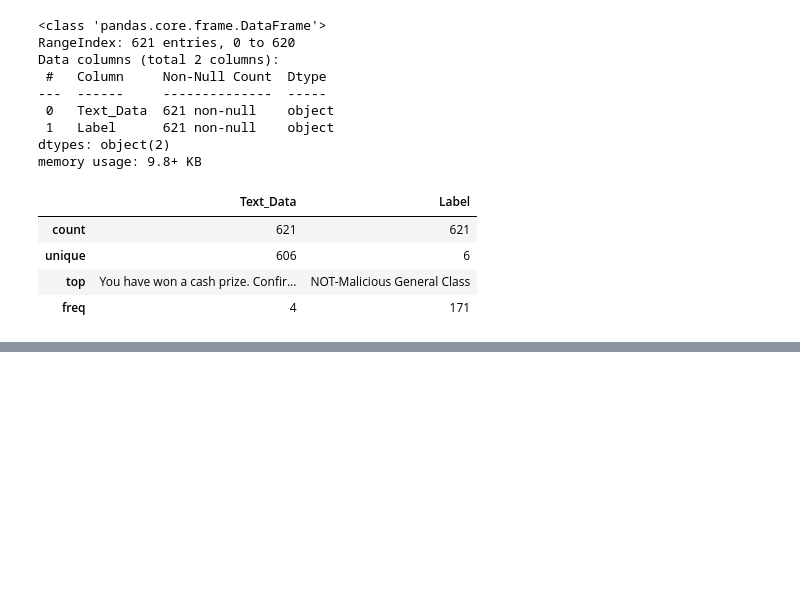
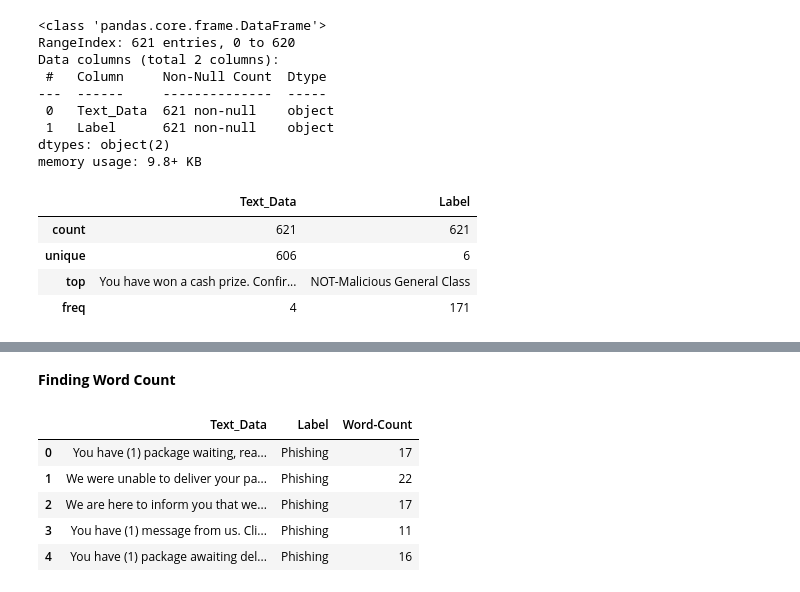
Before and after one commit to ZahirulNiloyCodes/CyberDataset_NLP, a Jupyter notebook: Cyber_Dataset_nlp.ipynb, the cells around one changed output, grey strips where cells are left out. Drawn from its saved outputs; the diff is of its cells as text; code cells hidden in the pictures; blank space fills up the shorter version.

```diff
--- a/Cyber_Dataset_nlp.ipynb
+++ b/Cyber_Dataset_nlp.ipynb
@@ -84,0 +94,24 @@ sns.countplot(data=df,x='Label',width=0.4,color='Salmon')
+# %% [markdown]
+**Finding Word Count**
+# %%
+def get_word_count(text):
+  string=str(text)
+  words=string.split()
+  return len(words)
+words_list=[]
+for string in df.iloc[:,0]:
+  count=get_word_count(string)
+  words_list.append(count)
+df=pd.DataFrame({
+    'Text_Data':text_list,
+    'Label':class_list,
+    'Word-Count':words_list
+})
+df.head(5)
+# %% [output]
+|  | Text_Data | Label | Word-Count |
+| 0 | You have (1) package waiting, rea... | Phishing | 17 |
+| 1 | We were unable to deliver your pa... | Phishing | 22 |
+| 2 | We are here to inform you that we... | Phishing | 17 |
+| 3 | You have (1) message from us. Cli... | Phishing | 11 |
+| 4 | You have (1) package awaiting del... | Phishing | 16 |
```
Also changed, not shown: parts of 12 cells of this notebook.
